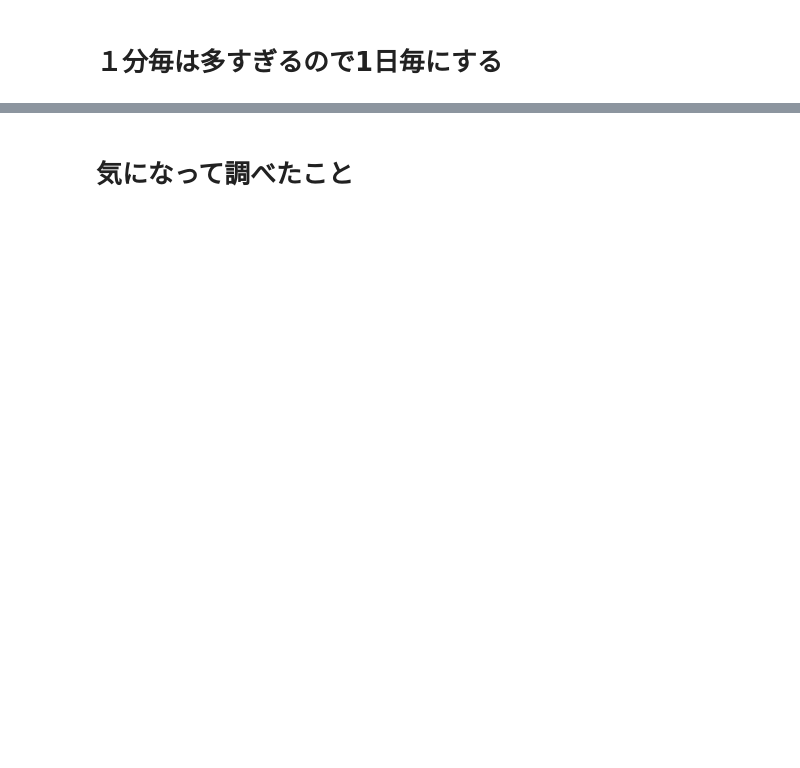
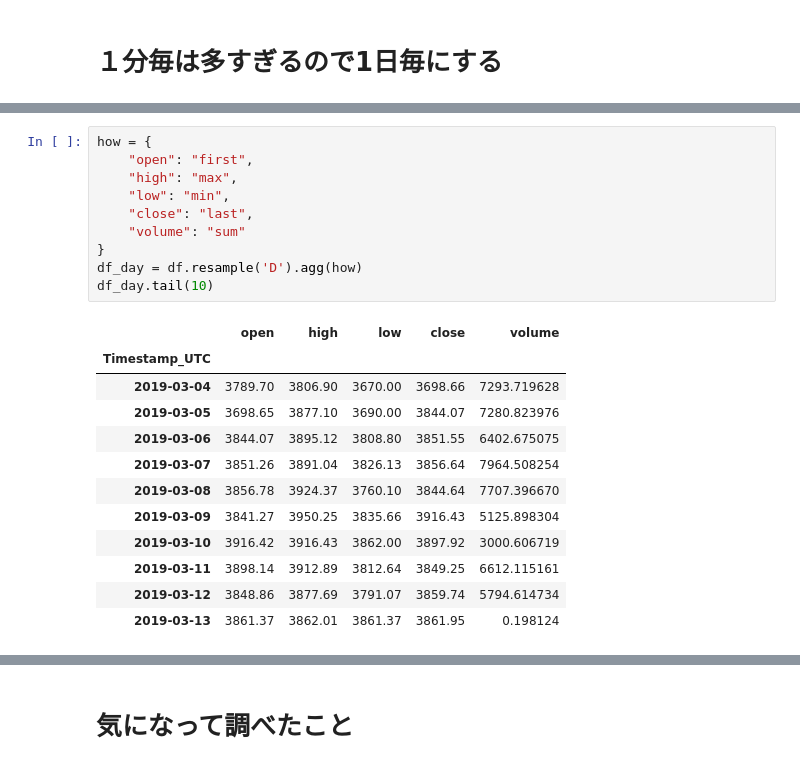
Before and after one commit to MiraiChino/ensemble, a Jupyter notebook: a.ipynb, the cells around one changed output, grey strips where cells are left out. Drawn from its saved outputs; the diff is of its cells as text; blank space fills up the shorter version.

```diff
--- a/a.ipynb
+++ b/a.ipynb
@@ -96,0 +52,23 @@ graph_day_ok
+# %%
+how = {
+    "open": "first",
+    "high": "max",
+    "low": "min",
+    "close": "last",
+    "volume": "sum"
+}
+df_day = df.resample('D').agg(how)
+df_day.tail(10)
+# %% [output]
+|  | open | high | low | close | volume |
+| Timestamp_UTC |  |  |  |  |  |
+| 2019-03-04 | 3789.70 | 3806.90 | 3670.00 | 3698.66 | 7293.719628 |
+| 2019-03-05 | 3698.65 | 3877.10 | 3690.00 | 3844.07 | 7280.823976 |
+| 2019-03-06 | 3844.07 | 3895.12 | 3808.80 | 3851.55 | 6402.675075 |
+| 2019-03-07 | 3851.26 | 3891.04 | 3826.13 | 3856.64 | 7964.508254 |
+| 2019-03-08 | 3856.78 | 3924.37 | 3760.10 | 3844.64 | 7707.396670 |
+| 2019-03-09 | 3841.27 | 3950.25 | 3835.66 | 3916.43 | 5125.898304 |
+| 2019-03-10 | 3916.42 | 3916.43 | 3862.00 | 3897.92 | 3000.606719 |
+| 2019-03-11 | 3898.14 | 3912.89 | 3812.64 | 3849.25 | 6612.115161 |
+| 2019-03-12 | 3848.86 | 3877.69 | 3791.07 | 3859.74 | 5794.614734 |
+| 2019-03-13 | 3861.37 | 3862.01 | 3861.37 | 3861.95 | 0.198124 |
```
Also changed, not shown: parts of 23 cells of this notebook.
